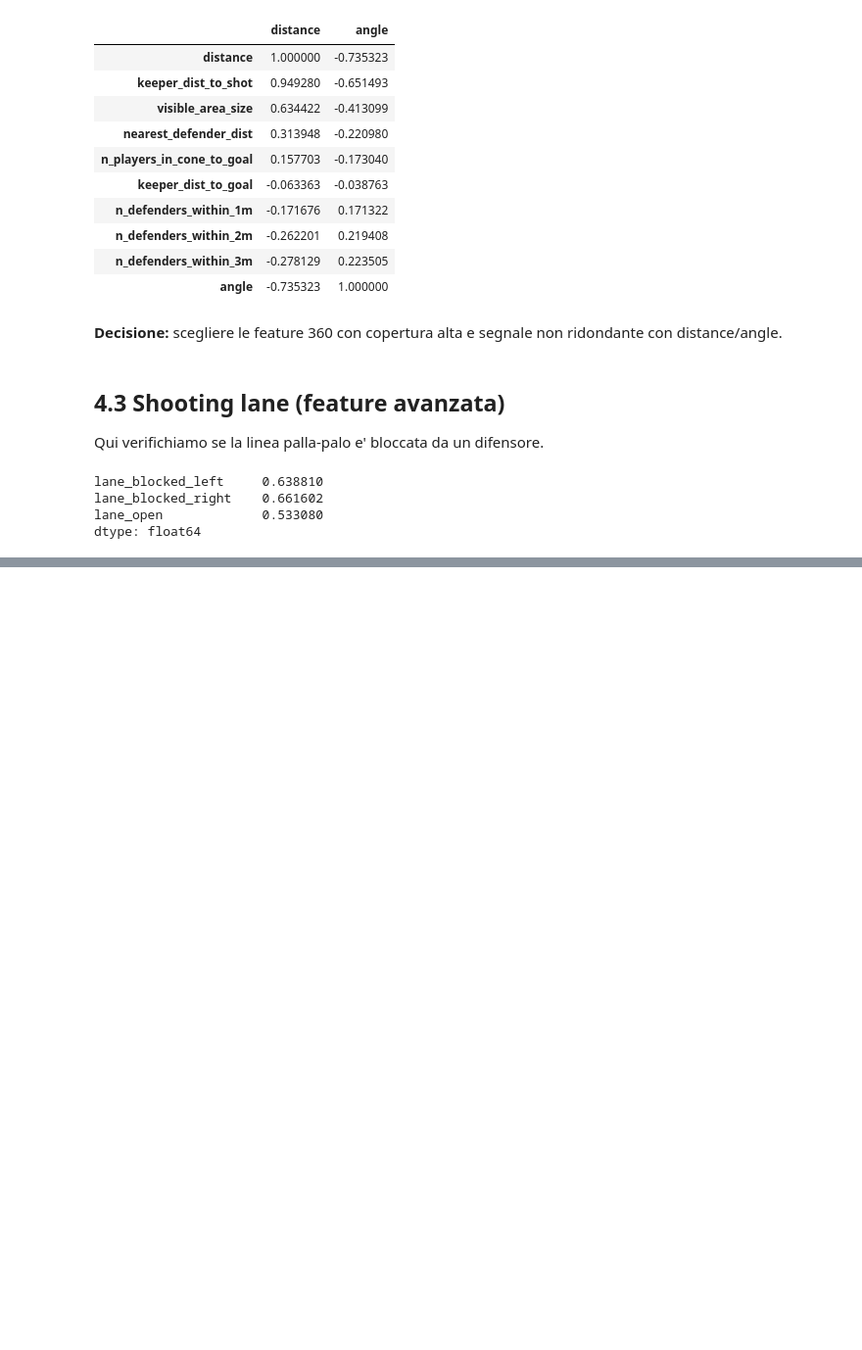
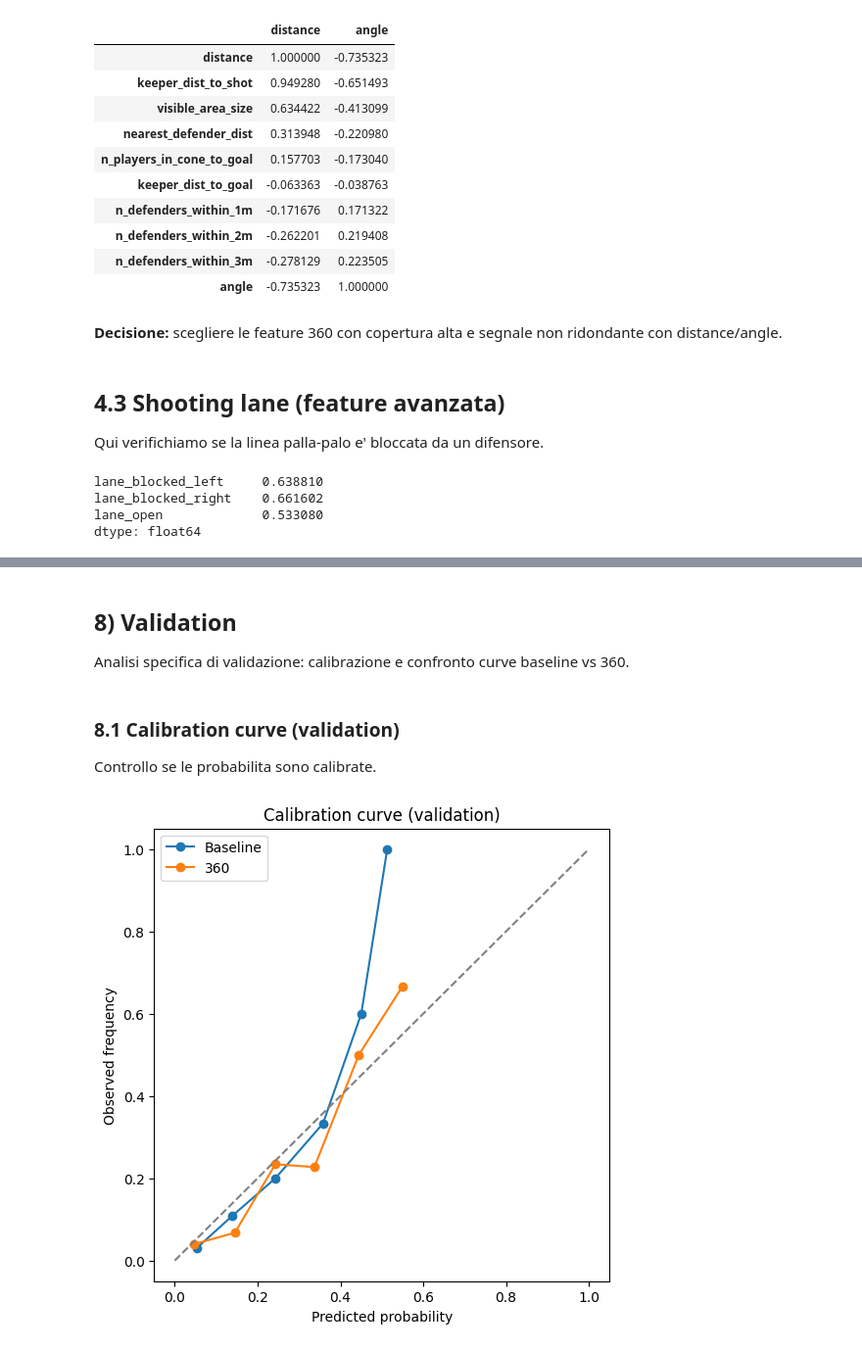
Before and after one commit to lollokomotiv/sport_code_repo, a Jupyter notebook: xgoals_project/xg_notebook_statsbomb.ipynb, the cells around one changed output, grey strips where cells are left out. Shown at 98% size. Cells and saved outputs as stored; diff of their text form; code cells hidden in the pictures; blank space fills up the shorter version.

```diff
--- a/xgoals_project/xg_notebook_statsbomb.ipynb
+++ b/xgoals_project/xg_notebook_statsbomb.ipynb
@@ -1065,0 +1392,16 @@ dtype: float64
+# %%
+from sklearn.model_selection import train_test_split
+
+# Uso shots_fe (dataset finale con feature base + 360)
+# In caso di valori mancanti, li gestiamo più avanti con imputazione.
+
+# Match split
+match_ids = shots_fe["match_id"].dropna().unique()
+train_ids, test_ids = train_test_split(match_ids, test_size=0.2, random_state=42)
+train_ids, val_ids = train_test_split(train_ids, test_size=0.2, random_state=42)
+
+shots_train = shots_fe[shots_fe["match_id"].isin(train_ids)].copy()
+shots_val = shots_fe[shots_fe["match_id"].isin(val_ids)].copy()
+shots_test = shots_fe[shots_fe["match_id"].isin(test_ids)].copy()
+
+print("train/val/test sizes:", shots_train.shape, shots_val.shape, shots_test.shape)
@@ -1065,0 +1479,4 @@ dtype: float64
+# %%
+# Baseline model
+baseline_model = build_model(base_num, base_cat, base_bin)
+baseline_model.fit(X_train, y_train)
@@ -1065,0 +1504,5 @@ dtype: float64
+# %%
+# 360 model = baseline + 360 features
+all_num = base_num + feat_360
+model_360 = build_model(all_num, base_cat, base_bin)
+model_360.fit(X_train, y_train)
@@ -1065,0 +1599,28 @@ dtype: float64
+# %% [markdown]
+## 8) Validation
+Analisi specifica di validazione: calibrazione e confronto curve baseline vs 360.
+# %% [markdown]
+### 8.1 Calibration curve (validation)
+Controllo se le probabilita sono calibrate.
+# %%
+from sklearn.calibration import calibration_curve
+import matplotlib.pyplot as plt
+
+# Probabilita su validation
+proba_base = baseline_model.predict_proba(X_val)[:, 1]
+proba_360 = model_360.predict_proba(X_val)[:, 1]
+
+frac_base, mean_base = calibration_curve(y_val, proba_base, n_bins=10)
+frac_360, mean_360 = calibration_curve(y_val, proba_360, n_bins=10)
+
+plt.figure(figsize=(6, 6))
+plt.plot(mean_base, frac_base, marker='o', label='Baseline')
+plt.plot(mean_360, frac_360, marker='o', label='360')
+plt.plot([0, 1], [0, 1], '--', color='gray')
+plt.xlabel('Predicted probability')
+plt.ylabel('Observed frequency')
+plt.title('Calibration curve (validation)')
+plt.legend()
+plt.show()
+# %% [output]
+[figure, added]
```
Also changed, not shown: parts of 27 cells of this notebook.
